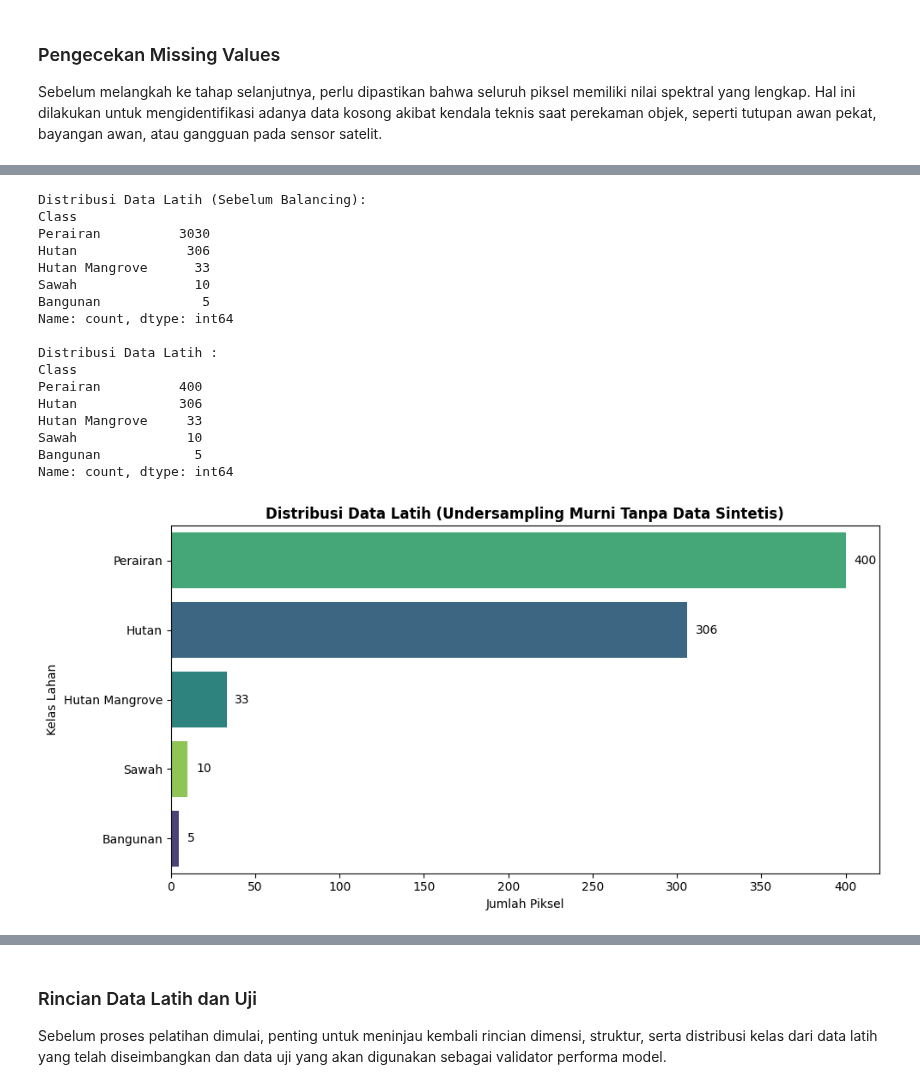
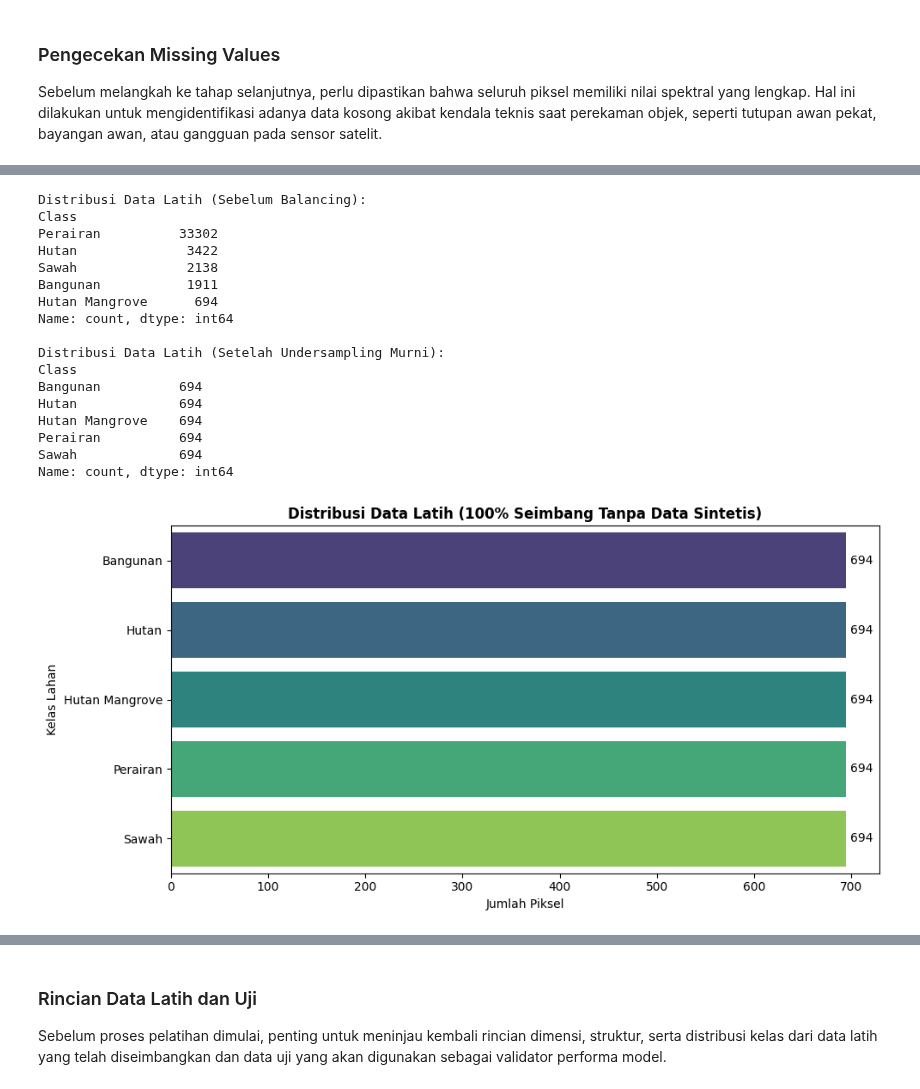
Before and after one commit to SUSUPAN223/catatan_kuliah, a Jupyter notebook: _sources/Proyek_Sains_Data/UTS_Klasifikasi.ipynb, the cells around one changed output, grey strips where cells are left out. Saved outputs shown, nothing was run; the diff lists cells and outputs as text; code cells hidden in the pictures.

```diff
--- a/_sources/Proyek_Sains_Data/UTS_Klasifikasi.ipynb
+++ b/_sources/Proyek_Sains_Data/UTS_Klasifikasi.ipynb
@@ -212,17 +165,15 @@ import seaborn as sns
 
 df = pd.read_csv('dataset_training.csv')
 
-# Informasi Dimensi Dataset
 baris, kolom = df.shape
 print("Struktur Dataset:")
-print(f"Total baris data (piksel) : {baris}")
-print(f"Total kolom              : {kolom} (1 label 'Class', {kolom-1} fitur spektral)\n")
+print(f"Total baris data : {baris}")
+print(f"Total kolom      : {kolom} (1 label 'Class', {kolom-1} fitur spektral & indeks)\n")
 
-# Informasi Distribusi Kelas
 print("Distribusi Kelas:")
 distribusi = df['Class'].value_counts()
 for kelas, jumlah in distribusi.items():
-    print(f" - {kelas:<15}: {jumlah} piksel")
+    print(f"- {kelas:<15}: {jumlah} piksel")
 
 print("\nSamples Data Teratas:")
 display(df.head())
@@ -241,14 +192,10 @@ plt.title('Distribusi Jumlah Piksel per Kelas Tutupan Lahan', fontsize=12, fontw
 plt.xlabel('Jumlah Piksel')
 plt.ylabel('Kelas Lahan')
 
-# Menampilkan label angka secara dinamis di ujung bar grafik
-max_width = distribusi.max()
-offset = max_width * 0.005
-
 for p in grafik.patches:
     width = p.get_width()
     grafik.annotate(f'{int(width)}',
-                    (width + offset, p.get_y() + p.get_height() / 2.),
+                    (width + (distribusi.max() * 0.005), p.get_y() + p.get_height() / 2.),
                     ha='left', va='center', fontsize=10)
 
 plt.tight_layout()
@@ -322,65 +276,64 @@ import seaborn as sns
 from sklearn.model_selection import train_test_split
 from imblearn.under_sampling import RandomUnderSampler
 
+# Memuat dataset dan membuang baris yang memiliki nilai kosong
 df = pd.read_csv('dataset_training.csv').dropna()
 
-# Pemisahan fitur spektral dan variabel target
+# Pemisahan fitur spektral/indeks (X) dan variabel target (y)
 X = df.drop(columns=['Class'])
 y = df['Class']
 
-# Stratified Train-Test Split (80:20)
+# Stratified Train-Test Split (80:20) untuk menjaga proporsi data uji tetap objektif
 X_train, X_test, y_train, y_test = train_test_split(X, y, test_size=0.2, random_state=42, stratify=y)
 
 print("Distribusi Data Latih (Sebelum Balancing):")
 print(y_train.value_counts())
 
-# TAHAP BALANCING (Undersampling Murni Tanpa Data Sintetis)
-# Kita potong Perairan menjadi 400 agar seimbang dengan Hutan, sisanya biarkan natural
-under_strategy = {'Perairan': 400}
-under_sampler = RandomUnderSampler(sampling_strategy=under_strategy, random_state=42)
+# Undersampling Murni: Memangkas kelas mayoritas agar setara dengan kelas terkecil secara otomatis
+under_sampler = RandomUnderSampler(sampling_strategy='auto', random_state=42)
 X_train_bal, y_train_bal = under_sampler.fit_resample(X_train, y_train)
 
-print("\nDistribusi Data Latih :")
+print("\nDistribusi Data Latih (Setelah Undersampling Murni):")
 print(y_train_bal.value_counts())
 
-# Visualisasi Hasil Balancing
+# Visualisasi distribusi kelas setelah diseimbangkan
 plt.figure(figsize=(10, 5))
 grafik = sns.countplot(
     y=y_train_bal,
     palette='viridis',
     order=y_train_bal.value_counts().index,
     hue=y_train_bal,
     legend=False
 )
-plt.title('Distribusi Data Latih (Undersampling Murni Tanpa Data Sintetis)', fontsize=12, fontweight='bold')
+plt.title('Distribusi Data Latih (100% Seimbang Tanpa Data Sintetis)', fontsize=12, fontweight='bold')
 plt.xlabel('Jumlah Piksel')
 plt.ylabel('Kelas Lahan')
 
 for p in grafik.patches:
     width = p.get_width()
     grafik.annotate(f'{int(width)}',
                     (width + 5, p.get_y() + p.get_height() / 2.),
                     ha='left', va='center', fontsize=10)
 
 plt.tight_layout()
 plt.show()
 # %% [output]
 Distribusi Data Latih (Sebelum Balancing):
 Class
-Perairan          3030
-Hutan              306
-Hutan Mangrove      33
-Sawah               10
-Bangunan             5
+Perairan          33302
+Hutan              3422
+Sawah              2138
+Bangunan           1911
+Hutan Mangrove      694
 Name: count, dtype: int64
 
-Distribusi Data Latih :
+Distribusi Data Latih (Setelah Undersampling Murni):
 Class
-Perairan          400
-Hutan             306
-Hutan Mangrove     33
-Sawah              10
-Bangunan            5
+Bangunan          694
+Hutan             694
+Hutan Mangrove    694
+Perairan          694
+Sawah             694
 Name: count, dtype: int64
-[figure, old version]
+[figure, new version]
 # %% [markdown]
```
Also changed, not shown: parts of 15 cells of this notebook, 7 other files.
